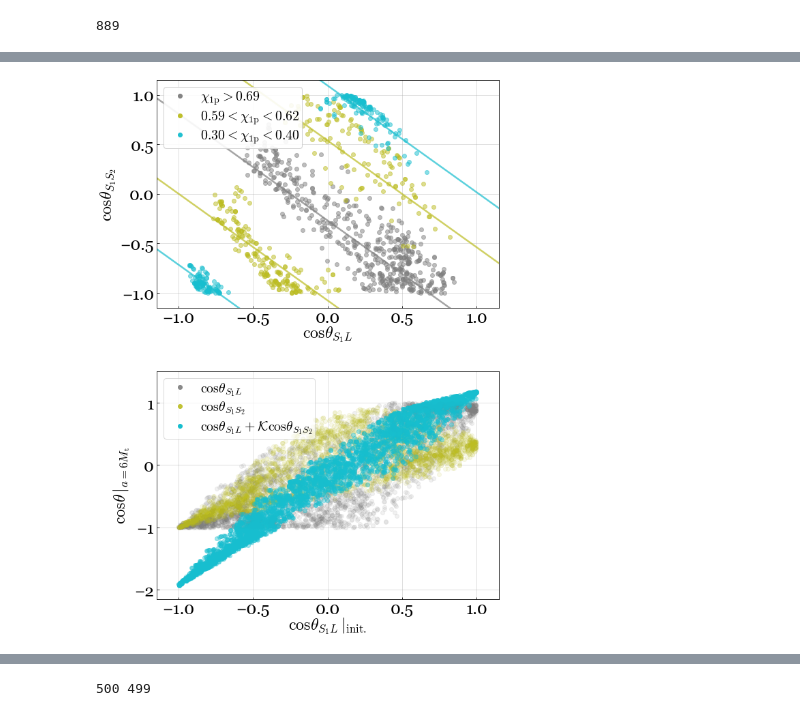
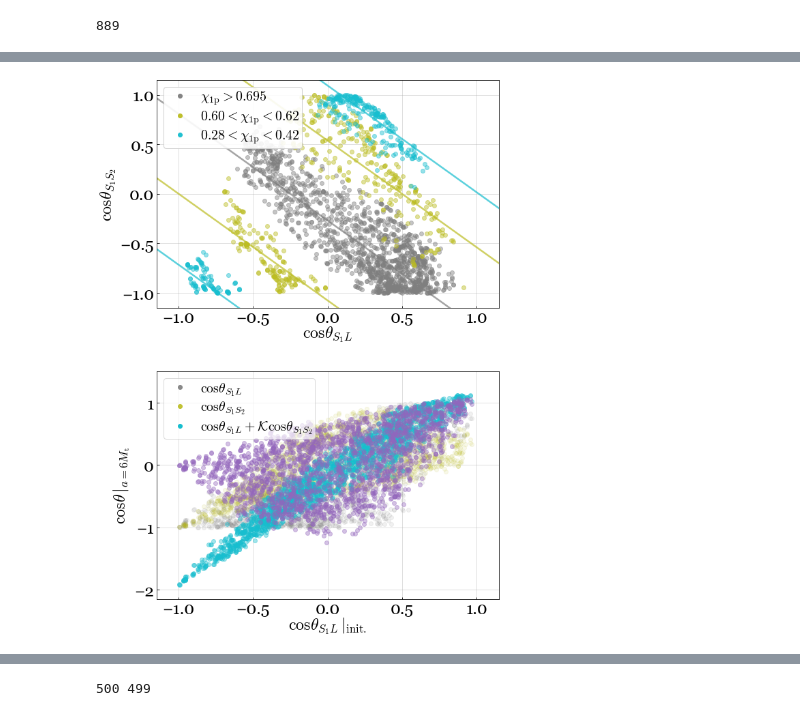
Before and after one commit to hangyu45/LK_evol, a Jupyter notebook: dist.ipynb, the cells around one changed output, grey strips where cells are left out. Saved outputs shown, nothing was run; the diff lists cells and outputs as text; code cells hidden in the pictures.

```diff
--- a/dist.ipynb
+++ b/dist.ipynb
@@ -1136,11 +1609,15 @@ if not os.path.exists(fig_dir_r):
     os.makedirs(fig_dir_r)
 
 data=np.zeros([0, 14])
+pre_cond = np.zeros([0, 2])
 nFile=10
 for i in range(100, 100+nFile, 1):
     if os.path.exists(data_dir + 'id_%i_bin_evol.txt'%i):
         data_ = np.loadtxt(data_dir + 'id_%i_bin_evol.txt'%i)
         data = np.vstack([data, data_])
+
+        pre_cond_ = np.loadtxt(data_dir + 'id_%i_bin_pre_cond.txt'%i)
+        pre_cond = np.vstack([pre_cond, pre_cond_])
 
 M1, M2 = data[0, 0]*Ms, data[0, 1]*Ms
 qq = M2/M1
@@ -1150,6 +1627,8 @@ mu = M1 * M2/ Mt
 r_Mt = G*Mt/c**2.
 S_Mt = G*Mt**2./c
 r_isco = 6.*r_Mt
+
+u_m_e_r, t_m_r = pre_cond[:, 0], pre_cond[:, 1]
 
 chi1, chi2 = data[0, 2], data[0, 3]
 S1, S2=chi1 * G*M1**2./c, chi2 * G*M2**2./c
@@ -1255,15 +1791,15 @@ ang1 = np.pi/2.
 ang2 = np.pi/3.
 ang3 = np.pi/6.
 
-lb1 = 0.98 * np.sin(ang1)*chi1
-lb2 = 0.98 * np.sin(ang2)*chi1
-ub2 = 1.02 * np.sin(ang2)*chi1
-lb3 = 0.85 * np.sin(ang3)*chi1
-ub3 = 1.15 * np.sin(ang3)*chi1
+lb1 = 0.993 * np.sin(ang1)*chi1
+lb2 = 0.985 * np.sin(ang2)*chi1
+ub2 = 1.015 * np.sin(ang2)*chi1
+lb3 = 0.8 * np.sin(ang3)*chi1
+ub3 = 1.2 * np.sin(ang3)*chi1
 
-idx1 = chi1_p_init_r > (0.99*chi1 * np.sin(ang1))
-idx2 = (chi1_p_init_r>0.98*chi1*np.sin(ang2)) & (chi1_p_init_r<1.02*chi1*np.sin(ang2))
-idx3 = (chi1_p_init_r>0.9*chi1*np.sin(ang3)) & (chi1_p_init_r<1.1*chi1*np.sin(ang3))
+idx1 = chi1_p_init_r  > lb1
+idx2 = (chi1_p_init_r > lb2) & (chi1_p_init_r < ub2)
+idx3 = (chi1_p_init_r > lb3) & (chi1_p_init_r < ub3)
 
 kap_r = S2/((1.-qq)*mu*np.sqrt(G*Mt*6.*r_Mt))
 c_th_S1L_plot=np.arange(-2., 2., 0.5)
@@ -1276,12 +1812,12 @@ c_th_SS_plot32 = (-0.8-np.cos(ang3)-c_th_S1L_plot)/kap_r
 
 fig=plt.figure(figsize=(9, 14))
 ax=fig.add_subplot(211)
-ax.plot(np.cos(th_S1L_r[idx1]), np.cos(th_SS_r[idx1]), ls='', marker='.', alpha=0.5, color='tab:grey')
-ax.plot(np.cos(th_S1L_r[idx2]), np.cos(th_SS_r[idx2]), ls='', marker='.', alpha=0.5, color='tab:olive')
-ax.plot(np.cos(th_S1L_r[idx3]), np.cos(th_SS_r[idx3]), ls='', marker='.', alpha=0.5, color='tab:cyan')
+ax.plot(np.cos(th_S1L_r[idx1]), np.cos(th_SS_r[idx1]), ls='', marker='.', alpha=0.45, color='tab:grey')
+ax.plot(np.cos(th_S1L_r[idx2]), np.cos(th_SS_r[idx2]), ls='', marker='.', alpha=0.45, color='tab:olive')
+ax.plot(np.cos(th_S1L_r[idx3]), np.cos(th_SS_r[idx3]), ls='', marker='.', alpha=0.45, color='tab:cyan')
 
 ax.plot([], [], ls='', marker='.', color='tab:grey', alpha=0.95, \
-        label=r'$\chi_{\rm 1p} {>} %.2f$'%lb1)
+        label=r'$\chi_{\rm 1p} {>} %.3f$'%lb1)
 ax.plot([], [], ls='', marker='.', color='tab:olive', alpha=0.95, \
        label=r'$%.2f{{<}}\chi_{\rm 1p} {{<}} %.2f$'%(lb2, ub2))
 ax.plot([], [], ls='', marker='.', color='tab:cyan', alpha=0.95, \
@@ -1294,35 +1830,50 @@ ax.plot(c_th_S1L_plot, c_th_SS_plot31, color='tab:cyan', alpha=0.7)
 ax.plot(c_th_S1L_plot, c_th_SS_plot32, color='tab:cyan', alpha=0.7)
 
 ax.set_xlim([-1.15, 1.15])
 ax.set_ylim([-1.15, 1.15])
 ax.legend(loc='upper left', framealpha=.9, fontsize='medium')
 
 ax.set_xlabel(r'$\cos \theta_{S_1L}$', labelpad=-2)
 ax.set_ylabel(r'$\cos \theta_{S_1S_2}$')
 
 
 ax=fig.add_subplot(212)
-ax.plot(np.cos(th_S1L_init_r), np.cos(th_SS_r), ls='', marker='.', color='tab:grey', alpha=0.1)
-ax.plot(np.cos(th_S1L_init_r), np.cos(th_S1L_r), ls='', marker='.', color='tab:olive', alpha=0.1)
+
+full =  np.cos(th_S1L_r) * (1. + qq**2.*S_Mt*chi_eff_v_r/((1.+qq)**2.*(1.-qq)*L_v_r) )\
+         - (qq*S1/2./L_v_r/(1.-qq))*np.cos(th_S1L_r)**2. + kap_r * np.cos(th_SS_r)
+full_0 = np.cos(th_S1L_init_r) * (1. + qq**2.*S_Mt*chi_eff_v_r/((1.+qq)**2.*(1.-qq)*L_init_r) )\
+         - (qq*S1/2./L_init_r/(1.-qq))*np.cos(th_S1L_init_r)**2. + S2/((1.-qq)*L_init_r) * np.cos(th_SS_init_r)
+
+DD = (1. + qq**2.*S_Mt*chi_eff_v_r/((1.+qq)**2.*(1.-qq)*L_v_r) ) * (np.cos(th_S1L_r) - np.cos(th_S1L_init_r))\
+    - (qq*S1/2./L_v_r/(1.-qq)) * (np.cos(th_S1L_r)**2. - np.cos(th_S1L_init_r)**2.) \
+    + kap_r * (np.cos(th_SS_r) - np.cos(th_SS_init_r))
+DD = (np.cos(th_S1L_r) - np.cos(th_S1L_init_r)) + kap_r * (np.cos(th_SS_r) - np.cos(th_SS_init_r))
+
+
+ax.plot(np.cos(th_S1L_init_r[:2000]), np.cos(th_SS_r[:2000]), ls='', marker='.', color='tab:grey', alpha=0.1)
+
+ax.plot(np.cos(th_S1L_init_r[:2000]), np.cos(th_S1L_r[:2000]), ls='', marker='.', color='tab:olive', alpha=0.1)
 # ax.plot(np.cos(th_S1L_init_f), (S2*np.cos(th_SS_f) + S1*np.cos(th_S1L_f))/(S1+S2), ls='', marker='.', alpha=0.1, color='tab:grey')
-ax.plot(np.cos(th_S1L_init_r), (np.cos(th_S1L_r)+kap_r*np.cos(th_SS_r)), ls='', marker='.', alpha=0.4, color='tab:cyan')
+ax.plot(np.cos(th_S1L_init_r[:2000]), (np.cos(th_S1L_r[:2000])+kap_r*np.cos(th_SS_r[:2000])), ls='', marker='.', alpha=0.4, color='tab:cyan')
+# ax.plot(full_0[:2000], full[:2000], ls='', marker='.', alpha=0.4, color='tab:red')
 # ax.plot([-1,1], [-1, 1])
+ax.plot(np.cos(th_S1L_init_r[:2000]), DD[:2000], ls='', marker='.', alpha=0.4, color='tab:purple')
 
 ax.plot([], [], ls='', marker='.', color='tab:grey', alpha=0.9, \
         label=r'$\cos \theta_{S_1 L}$')
 ax.plot([], [], ls='', marker='.', color='tab:olive', alpha=0.9, \
        label=r'$\cos \theta_{S_1 S_2}$')
 ax.plot([], [], ls='', marker='.', color='tab:cyan', alpha=1, \
         label=r'$\cos\theta_{S_1 L} + \mathcal{K}\cos\theta_{S_1S_2}$')
 ax.set_xlim([-1.15, 1.15])
 ax.set_ylim([-2.15, 1.5])
 
 ax.legend(loc='upper left', fontsize='medium')
 ax.set_xlabel(r'$\cos \theta_{S_1 L}\,|_{\rm init.}$', labelpad=-2)
 ax.set_ylabel(r'$\cos \theta\,|_{a=6 M_{\rm t}}$')
 
 fig.subplots_adjust(hspace = 0.28)
 
-plt.savefig(fig_dir_r+'fin_vs_init_cos_dist.pdf')
+# plt.savefig(fig_dir_r+'fin_vs_init_cos_dist.pdf')
 # %% [output]
-[figure, old version]
+[figure, new version]
```
Also changed, not shown: parts of 16 cells of this notebook, 1 other file.
